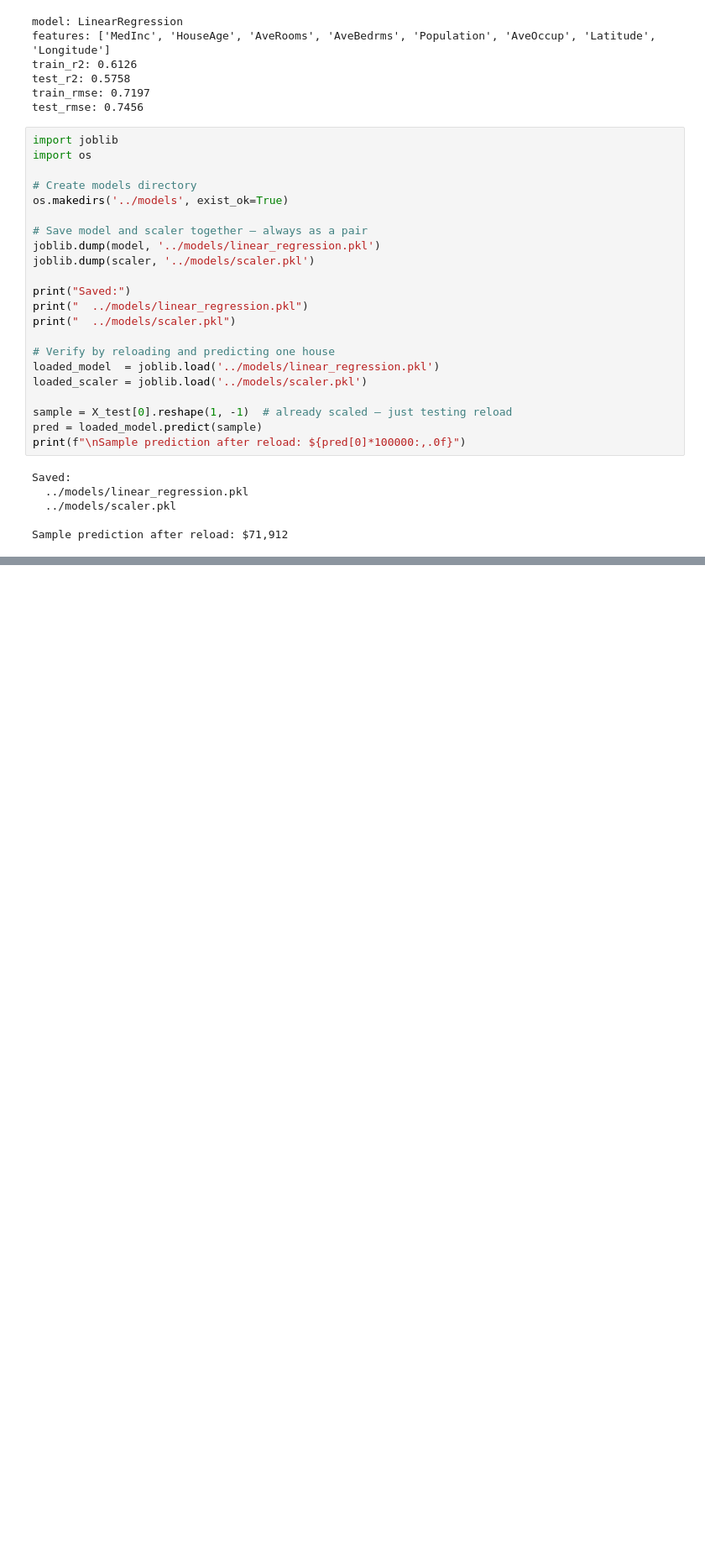
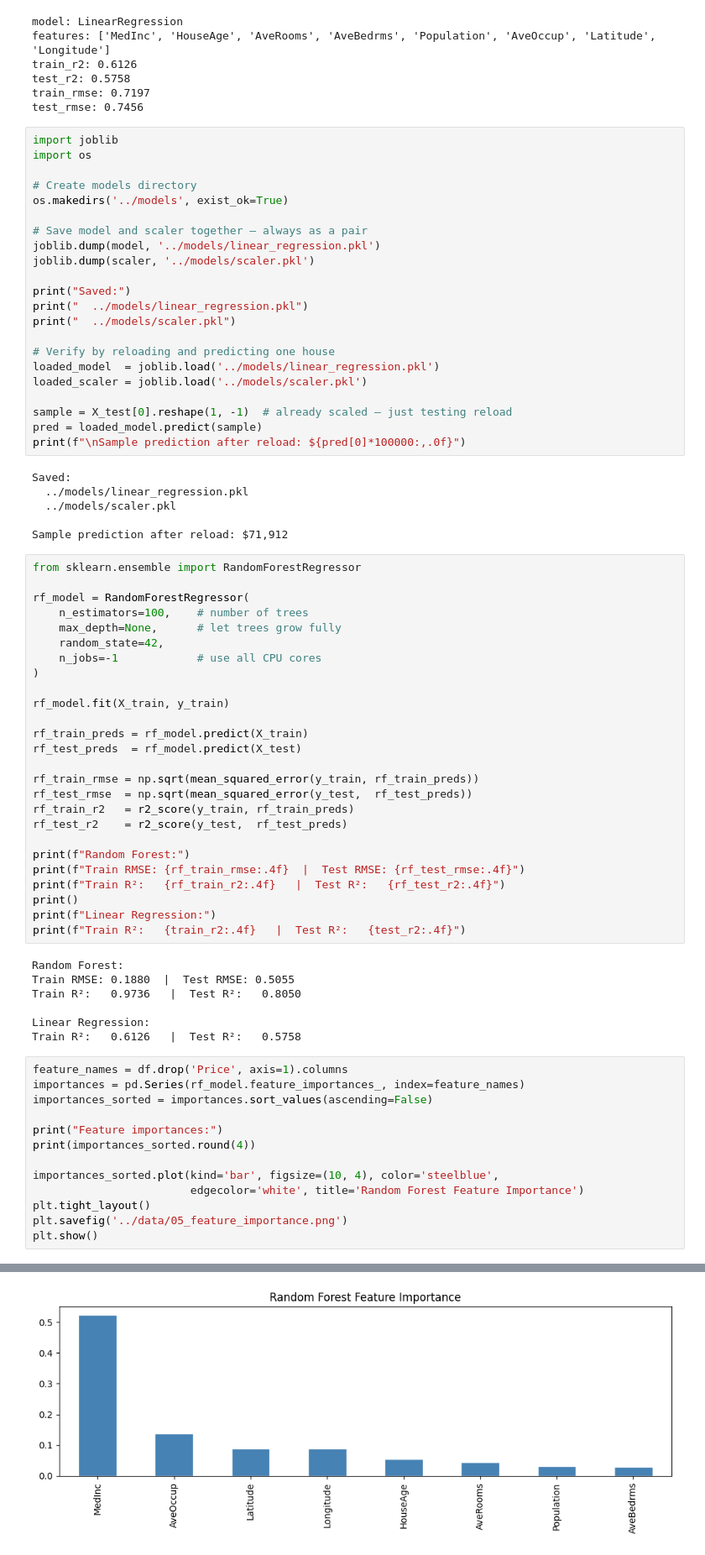
Before and after one commit to MonilDevluk/ml-fundamentals, a Jupyter notebook: project-01-house-prices/notebooks/01_exploration.ipynb, the cells around one changed output, grey strips where cells are left out. Shown at 84% size. Cells and saved outputs as stored; diff of their text form; blank space fills up the shorter version.

Commit message:
project-01: random forest — test R² 0.80, model comparison complete

```diff
--- a/project-01-house-prices/notebooks/01_exploration.ipynb
+++ b/project-01-house-prices/notebooks/01_exploration.ipynb
@@ -320,3 +320,50 @@ Saved:
   ../models/scaler.pkl
 
 Sample prediction after reload: $71,912
+# %%
+from sklearn.ensemble import RandomForestRegressor
+
+rf_model = RandomForestRegressor(
+    n_estimators=100,    # number of trees
+    max_depth=None,      # let trees grow fully
+    random_state=42,
+    n_jobs=-1            # use all CPU cores
+)
+
+rf_model.fit(X_train, y_train)
+
+rf_train_preds = rf_model.predict(X_train)
+rf_test_preds  = rf_model.predict(X_test)
+
+rf_train_rmse = np.sqrt(mean_squared_error(y_train, rf_train_preds))
+rf_test_rmse  = np.sqrt(mean_squared_error(y_test,  rf_test_preds))
+rf_train_r2   = r2_score(y_train, rf_train_preds)
+rf_test_r2    = r2_score(y_test,  rf_test_preds)
+
+print(f"Random Forest:")
+print(f"Train RMSE: {rf_train_rmse:.4f}  |  Test RMSE: {rf_test_rmse:.4f}")
+print(f"Train R²:   {rf_train_r2:.4f}   |  Test R²:   {rf_test_r2:.4f}")
+print()
+print(f"Linear Regression:")
+print(f"Train R²:   {train_r2:.4f}   |  Test R²:   {test_r2:.4f}")
+# %% [output]
+Random Forest:
+Train RMSE: 0.1880  |  Test RMSE: 0.5055
+Train R²:   0.9736   |  Test R²:   0.8050
+
+Linear Regression:
+Train R²:   0.6126   |  Test R²:   0.5758
+# %%
+feature_names = df.drop('Price', axis=1).columns
+importances = pd.Series(rf_model.feature_importances_, index=feature_names)
+importances_sorted = importances.sort_values(ascending=False)
+
+print("Feature importances:")
+print(importances_sorted.round(4))
+
+importances_sorted.plot(kind='bar', figsize=(10, 4), color='steelblue',
+                        edgecolor='white', title='Random Forest Feature Importance')
+plt.tight_layout()
+plt.savefig('../data/05_feature_importance.png')
+plt.show()
+# %% [output]
@@ -322,0 +380 @@ Sample prediction after reload: $71,912
+[figure, added]
```
Also changed, not shown: parts of 5 cells of this notebook.
